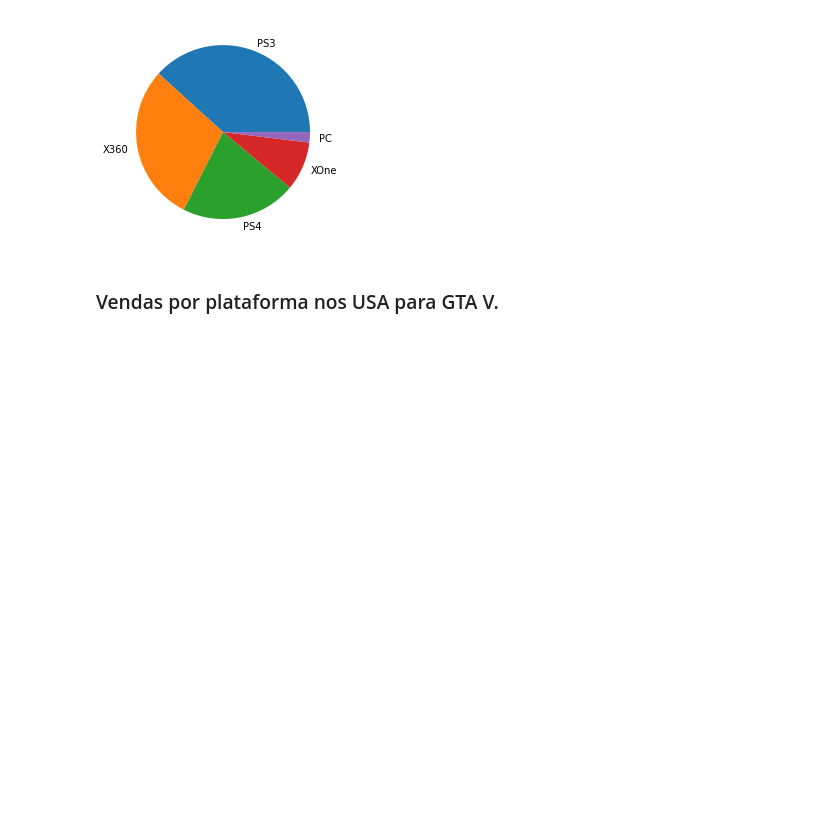
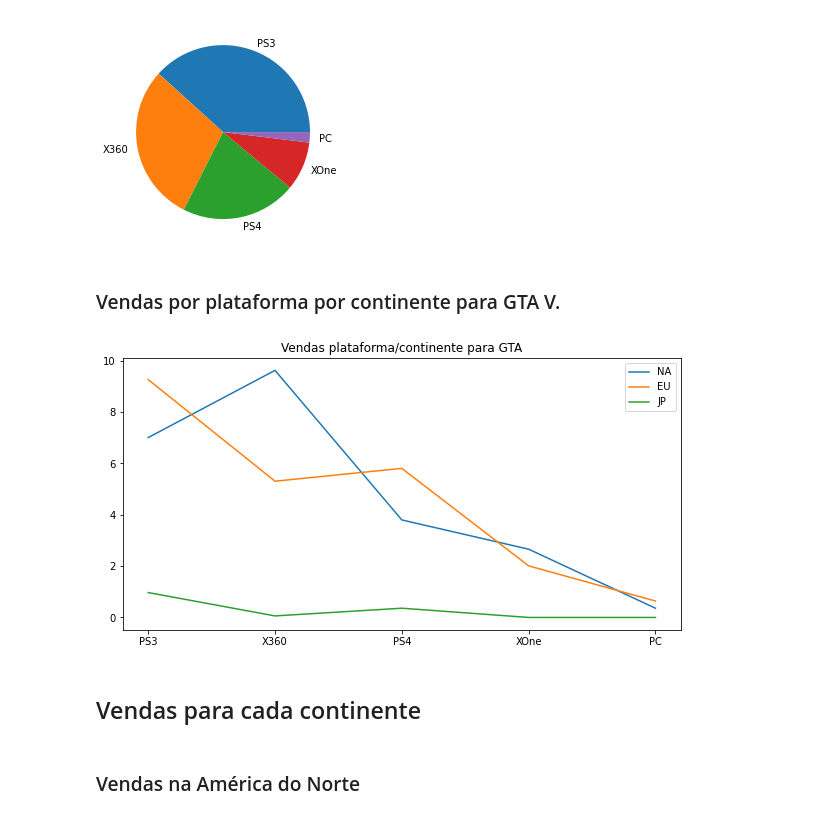
Before and after one commit to mateuspalacio/grupo_four_jupyter, a Jupyter notebook: AV3GerImpSis.ipynb, the cells around one changed output. Drawn from its saved outputs; the diff is of its cells as text; code cells hidden in the pictures; blank space fills up the shorter version.

```diff
--- a/AV3GerImpSis.ipynb
+++ b/AV3GerImpSis.ipynb
@@ -122,4 +122,22 @@ plt.show()
 # %% [output]
 [figure]
 # %% [markdown]
-### Vendas por plataforma nos USA para GTA V.
+### Vendas por plataforma por continente para GTA V.
+# %%
+x = df_gta_features['Platform']
+y = df_gta_features['NA_Sales']
+z = df_gta_features['EU_Sales']
+k = df_gta_features['JP_Sales']
+fig = plt.figure(figsize=(10,5))
+plt.plot(x, y)
+plt.plot(x, z)
+plt.plot(x, k)
+plt.title('Vendas plataforma/continente para GTA')
+plt.legend(['NA', 'EU', 'JP'])
+plt.show()
+# %% [output]
+[figure, added]
+# %% [markdown]
+## Vendas para cada continente
+# %% [markdown]
+### Vendas na América do Norte
```
Also changed, not shown: parts of 24 cells of this notebook.
